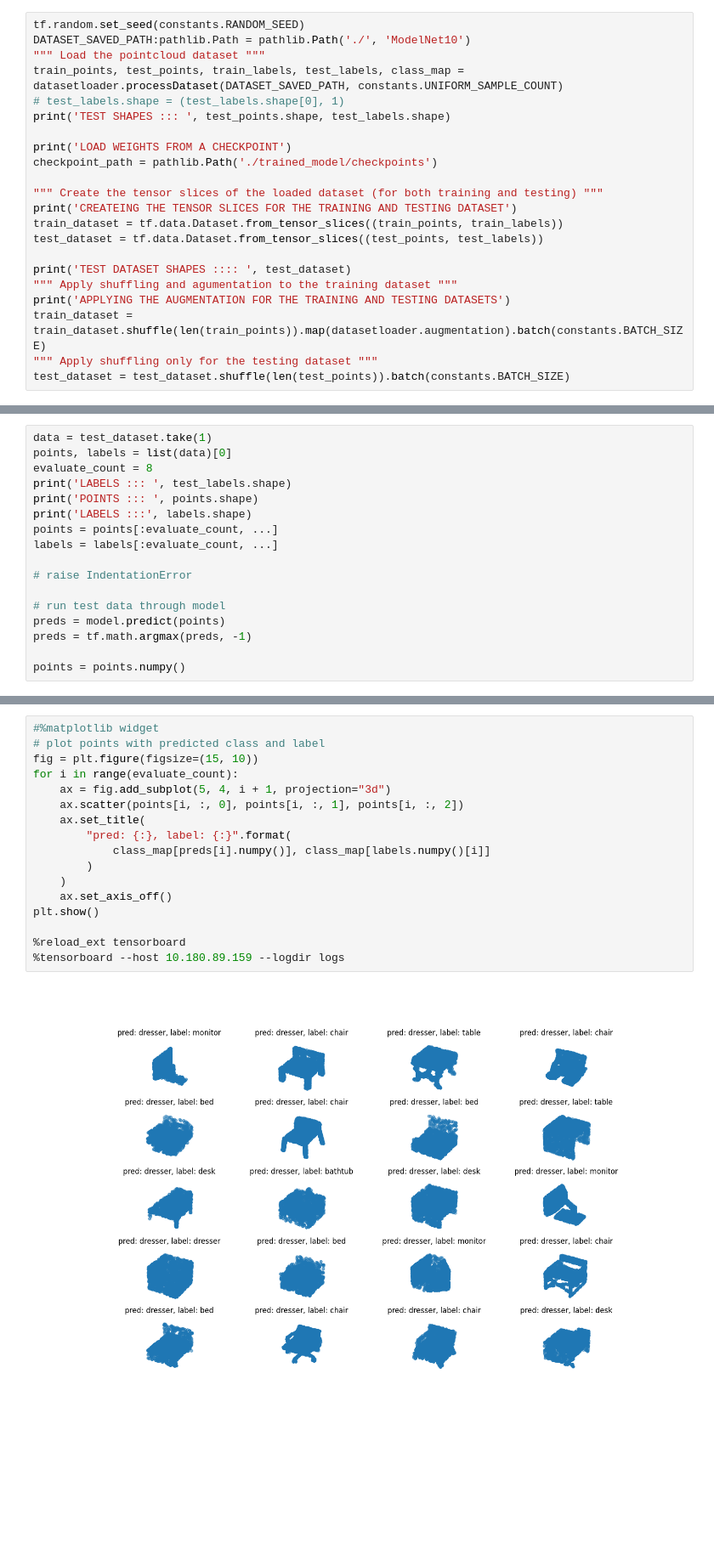
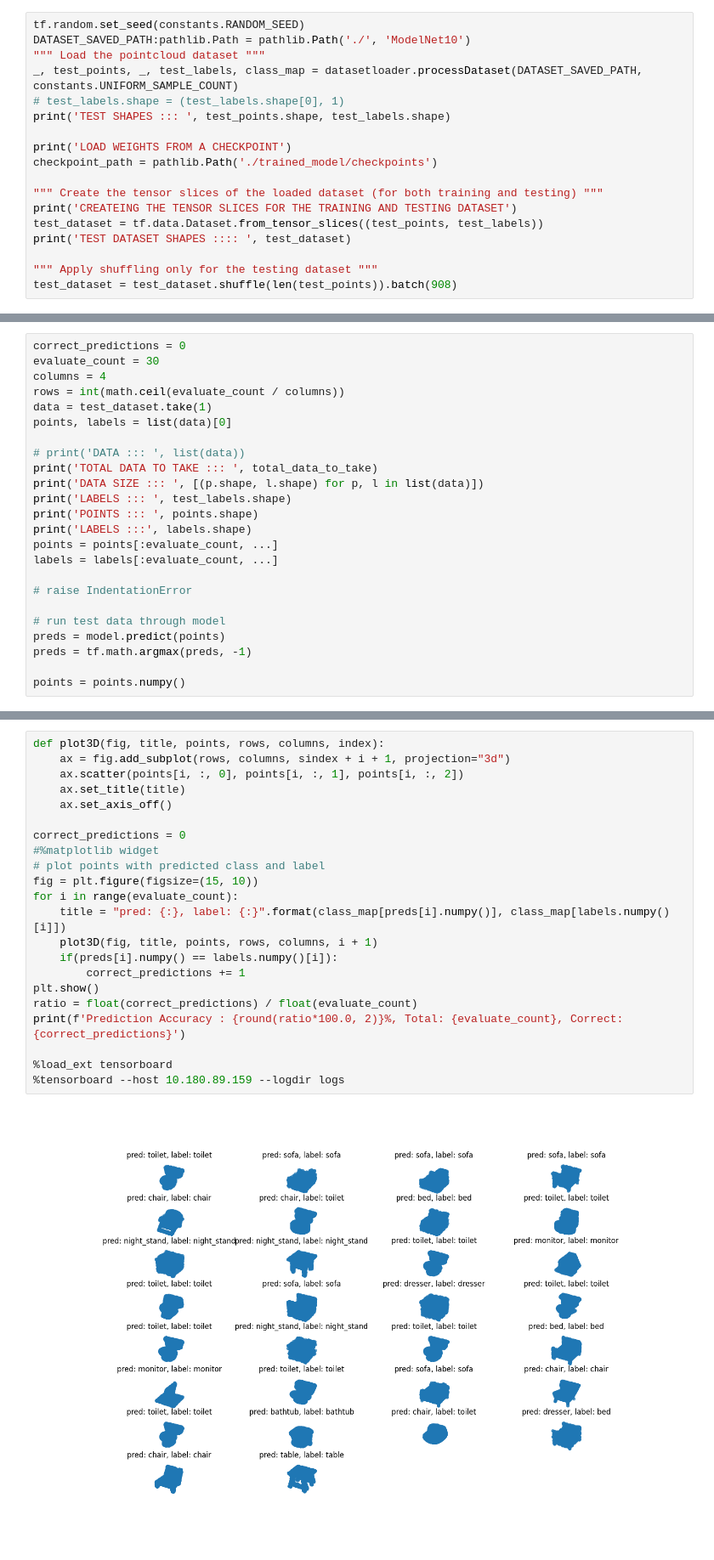
Before and after one commit to aalavandhaann/Pointnet, a Jupyter notebook: predict-web-run.ipynb, the cells around one changed output, grey strips where cells are left out. Shown at 85% size. Cells and saved outputs as stored; diff of their text form; blank space fills up the shorter version.

Commit message:
Updates
- Change values in constants.py
- In train.py save only the weights during checkpoints
- predict-web-run.ipynb - make the prediction generic for any datasets

```diff
--- a/predict-web-run.ipynb
+++ b/predict-web-run.ipynb
@@ -17,7 +18,7 @@ import model
 tf.random.set_seed(constants.RANDOM_SEED)
 DATASET_SAVED_PATH:pathlib.Path = pathlib.Path('./', 'ModelNet10')
 """ Load the pointcloud dataset """
-train_points, test_points, train_labels, test_labels, class_map = datasetloader.processDataset(DATASET_SAVED_PATH, constants.UNIFORM_SAMPLE_COUNT)
+_, test_points, _, test_labels, class_map = datasetloader.processDataset(DATASET_SAVED_PATH, constants.UNIFORM_SAMPLE_COUNT)
 # test_labels.shape = (test_labels.shape[0], 1)
 print('TEST SHAPES ::: ', test_points.shape, test_labels.shape)
 
@@ -26,15 +27,11 @@ checkpoint_path = pathlib.Path('./trained_model/checkpoints')
 
 """ Create the tensor slices of the loaded dataset (for both training and testing) """
 print('CREATEING THE TENSOR SLICES FOR THE TRAINING AND TESTING DATASET')
-train_dataset = tf.data.Dataset.from_tensor_slices((train_points, train_labels))
 test_dataset = tf.data.Dataset.from_tensor_slices((test_points, test_labels))
+print('TEST DATASET SHAPES :::: ', test_dataset)
 
-print('TEST DATASET SHAPES :::: ', test_dataset)
-""" Apply shuffling and agumentation to the training dataset """
-print('APPLYING THE AUGMENTATION FOR THE TRAINING AND TESTING DATASETS')
-train_dataset = train_dataset.shuffle(len(train_points)).map(datasetloader.augmentation).batch(constants.BATCH_SIZE)
 """ Apply shuffling only for the testing dataset """
-test_dataset = test_dataset.shuffle(len(test_points)).batch(constants.BATCH_SIZE)
+test_dataset = test_dataset.shuffle(len(test_points)).batch(908)
 # %% [output]
 TEST SHAPES :::  (908, 2048, 3) (908,)
 LOAD WEIGHTS FROM A CHECKPOINT
@@ -53,9 +48,16 @@ model.load_weights(latest)
 INITIALIZE THE POINTNET MODEL
 <tensorflow.python.checkpoint.checkpoint.CheckpointLoadStatus at 0x...>
 # %%
+correct_predictions = 0
+evaluate_count = 30
+columns = 4
+rows = int(math.ceil(evaluate_count / columns))
 data = test_dataset.take(1)
 points, labels = list(data)[0]
-evaluate_count = 8
+
+# print('DATA ::: ', list(data))
+print('TOTAL DATA TO TAKE ::: ', total_data_to_take)
+print('DATA SIZE ::: ', [(p.shape, l.shape) for p, l in list(data)])
 print('LABELS ::: ', test_labels.shape)
 print('POINTS ::: ', points.shape)
 print('LABELS :::', labels.shape)
@@ -77,19 +81,24 @@ LABELS ::: (32,)
 # %%
+def plot3D(fig, title, points, rows, columns, index):
+    ax = fig.add_subplot(rows, columns, sindex + i + 1, projection="3d")
+    ax.scatter(points[i, :, 0], points[i, :, 1], points[i, :, 2])
+    ax.set_title(title)
+    ax.set_axis_off()
+
+correct_predictions = 0
 #%matplotlib widget
 # plot points with predicted class and label
 fig = plt.figure(figsize=(15, 10))
 for i in range(evaluate_count):
-    ax = fig.add_subplot(5, 4, i + 1, projection="3d")
-    ax.scatter(points[i, :, 0], points[i, :, 1], points[i, :, 2])
-    ax.set_title(
-        "pred: {:}, label: {:}".format(
-            class_map[preds[i].numpy()], class_map[labels.numpy()[i]]
-        )
-    )
-    ax.set_axis_off()
+    title = "pred: {:}, label: {:}".format(class_map[preds[i].numpy()], class_map[labels.numpy()[i]])
+    plot3D(fig, title, points, rows, columns, i + 1)
+    if(preds[i].numpy() == labels.numpy()[i]):
+        correct_predictions += 1
 plt.show()
+ratio = float(correct_predictions) / float(evaluate_count)
+print(f'Prediction Accuracy : {round(ratio*100.0, 2)}%, Total: {evaluate_count}, Correct: {correct_predictions}')
 
-%reload_ext tensorboard
+%load_ext tensorboard
 %tensorboard --host 10.180.89.159 --logdir logs
 # %% [output]
-[figure, old version]
+[figure, new version]
```
Also changed, not shown: parts of 5 cells of this notebook, 2 other files.
